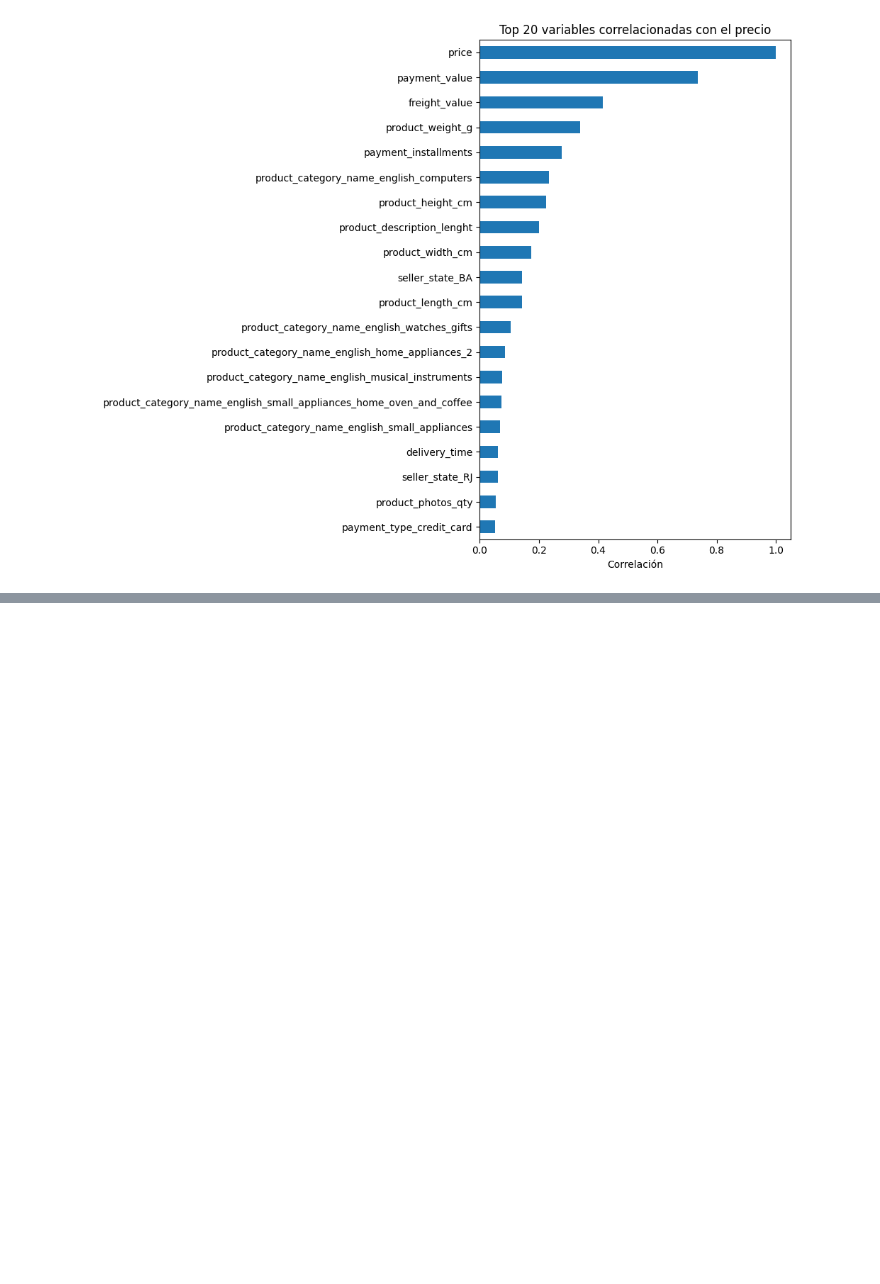
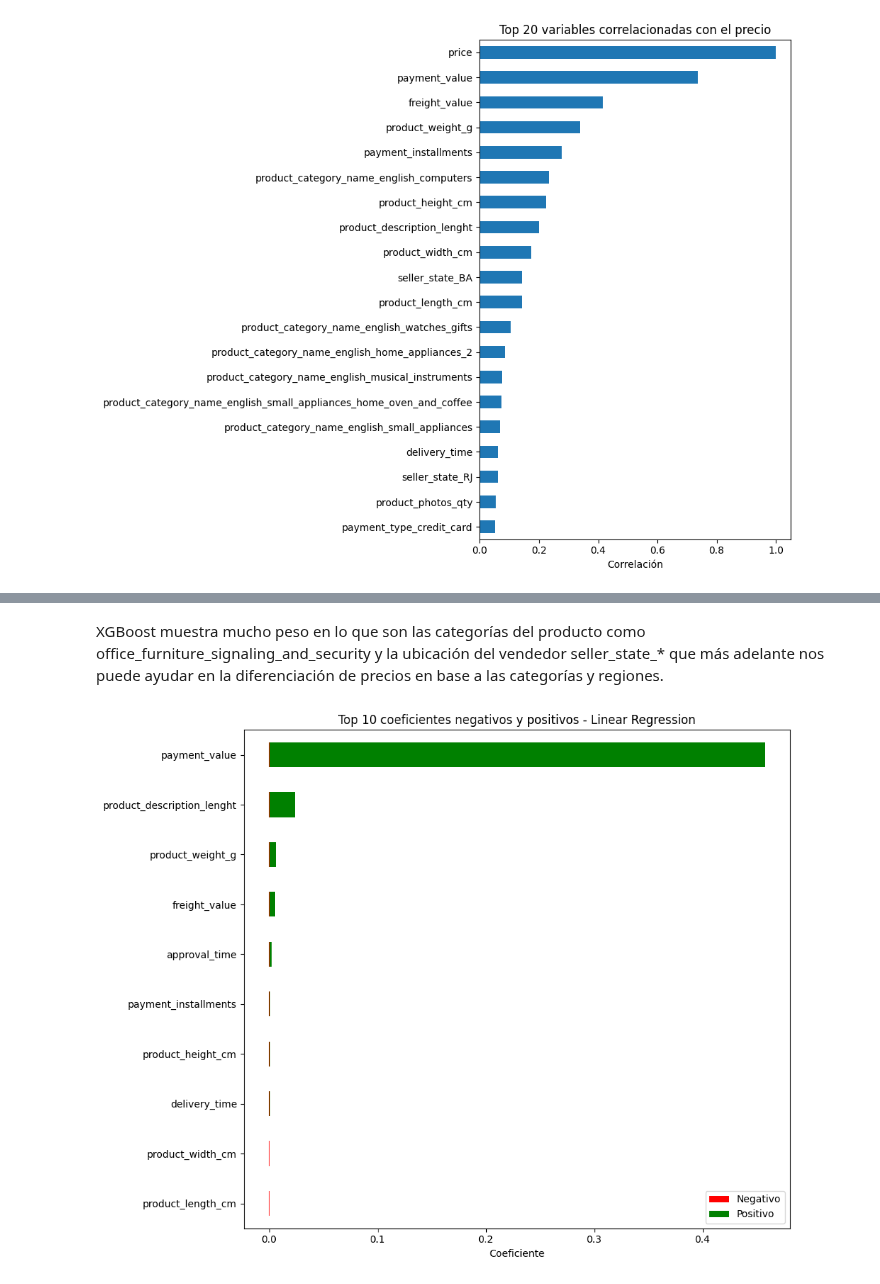
Before and after one commit to tsc221645/CC3074_Proyecto_Final, a Jupyter notebook: semana4/refactor_approach.ipynb, the cells around one changed output, grey strips where cells are left out. Saved outputs shown, nothing was run; the diff lists cells and outputs as text; code cells hidden in the pictures; blank space fills up the shorter version.

```diff
--- a/semana4/refactor_approach.ipynb
+++ b/semana4/refactor_approach.ipynb
@@ -91,0 +175,16 @@ plt.show()
+# %% [markdown]
+XGBoost muestra mucho peso en lo que son las categorías del producto como office_furniture_signaling_and_security y la ubicación del vendedor seller_state_* que más adelante nos puede ayudar en la diferenciación de precios en base a las categorías y regiones.
+# %%
+modelo_lr = modelos["Linear Regression"]
+coeficientes = pd.Series(modelo_lr.coef_, index=X.columns).sort_values()
+
+plt.figure(figsize=(10, 8))
+coeficientes.head(10).plot(kind="barh", color="red", label="Negativo")
+coeficientes.tail(10).plot(kind="barh", color="green", label="Positivo")
+plt.title("Top 10 coeficientes negativos y positivos - Linear Regression")
+plt.xlabel("Coeficiente")
+plt.legend()
+plt.tight_layout()
+plt.show()
+# %% [output]
+[figure, added]
```
Also changed, not shown: parts of 7 cells of this notebook.
